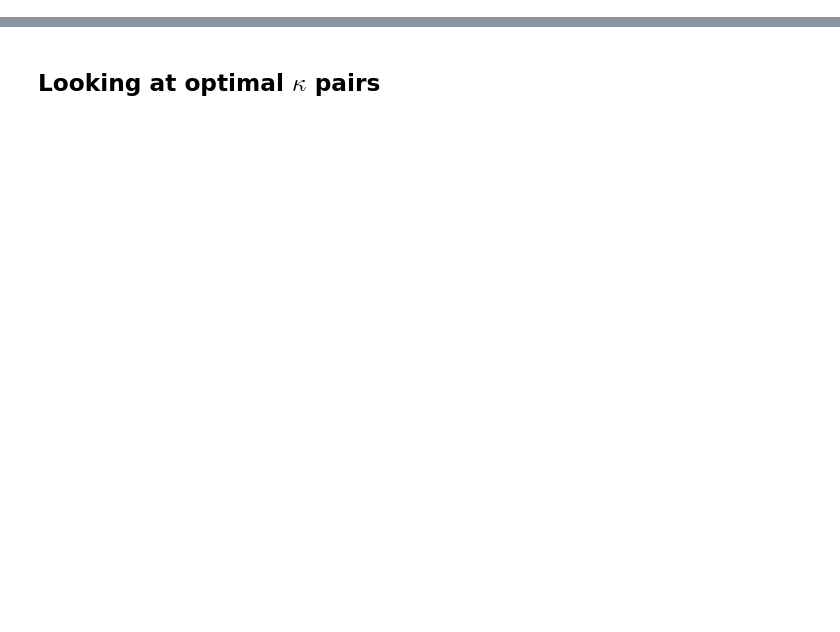
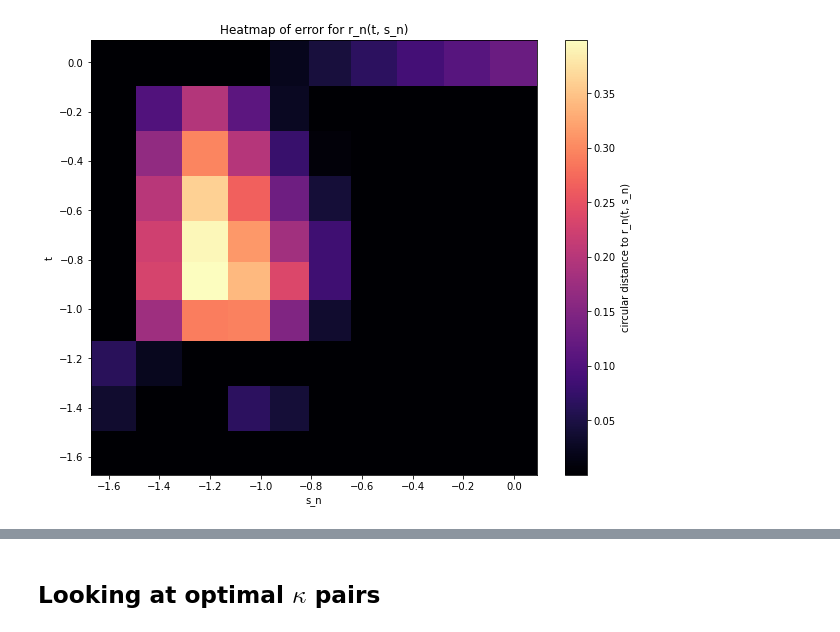
Before and after one commit to ak47na/multisensory_causal_inference, a Jupyter notebook: fits_analysis.ipynb, the cells around one changed output, grey strips where cells are left out. Saved outputs shown, nothing was run; the diff lists cells and outputs as text; code cells hidden in the pictures; blank space fills up the shorter version.

```diff
--- a/fits_analysis.ipynb
+++ b/fits_analysis.ipynb
@@ -99 +152,15 @@ for key in min_error_for_idx_pc:
+# %%
+usns = unif_map.angle_space_to_unif_space(s_ns)
+uts = unif_map.angle_space_to_unif_space(ts)
+plt.figure(figsize=(10, 8))
+plt.pcolormesh(usns.reshape((grid_dim, grid_dim)), uts.reshape((grid_dim, grid_dim)),
+               err_mat.reshape((grid_dim, grid_dim)), shading='auto', cmap='magma')
+plt.colorbar(label='circular distance to r_n(t, s_n)')
+plt.xlabel('s_n')
+plt.ylabel('t')
+plt.title('Heatmap of error for r_n(t, s_n)')
+plt.savefig(f'./figs/error_heatmap_uspace_{grid_sz}_t{t_index}.png')
+plt.clf()
+# %% [output]
+[figure, added]
 # %%
```
Also changed, not shown: parts of 17 cells of this notebook.
